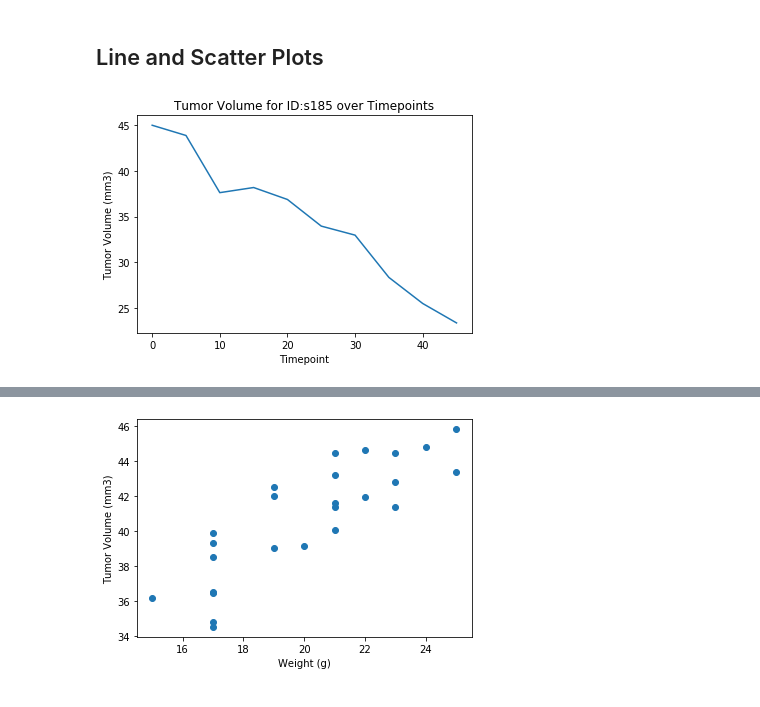
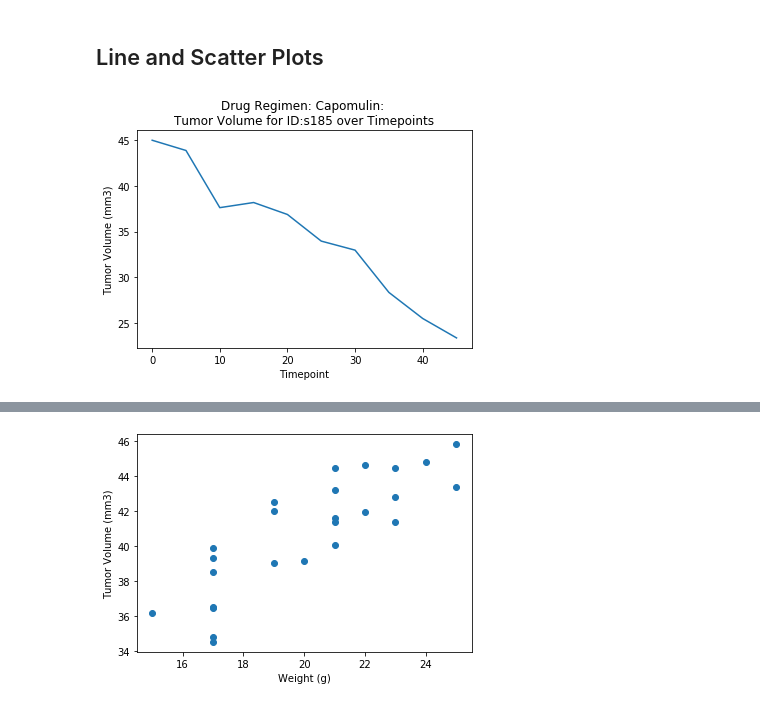
Before and after one commit to rmoesw01/matplotlib-challenge, a Jupyter notebook: Pymaceuticals/pymaceuticals_starter.ipynb, the cells around one changed output, grey strips where cells are left out. Drawn from its saved outputs; the diff is of its cells as text; code cells hidden in the pictures.

```diff
--- a/Pymaceuticals/pymaceuticals_starter.ipynb
+++ b/Pymaceuticals/pymaceuticals_starter.ipynb
@@ -256,12 +287,13 @@ plt.show()
 # %%
 # Generate a line plot of time point versus tumor volume for a mouse treated with Capomulin
 chosen_mouse = 's185'
 one_cap_mouse_df = clean_combined_data_df.loc[clean_combined_data_df['Mouse ID'] == chosen_mouse]
 one_cap_mouse_df
 plt.plot(one_cap_mouse_df['Timepoint'], one_cap_mouse_df['Tumor Volume (mm3)'])
 plt.xlabel('Timepoint')
 plt.ylabel('Tumor Volume (mm3)')
-plt.title(f'Tumor Volume for ID:{chosen_mouse} over Timepoints')
+plt.title(f'''Drug Regimen: Capomulin:
+Tumor Volume for ID:{chosen_mouse} over Timepoints''')
 plt.show()
 # %% [output]
-[figure, old version]
+[figure, new version]
```
Also changed, not shown: parts of 15 cells of this notebook.
